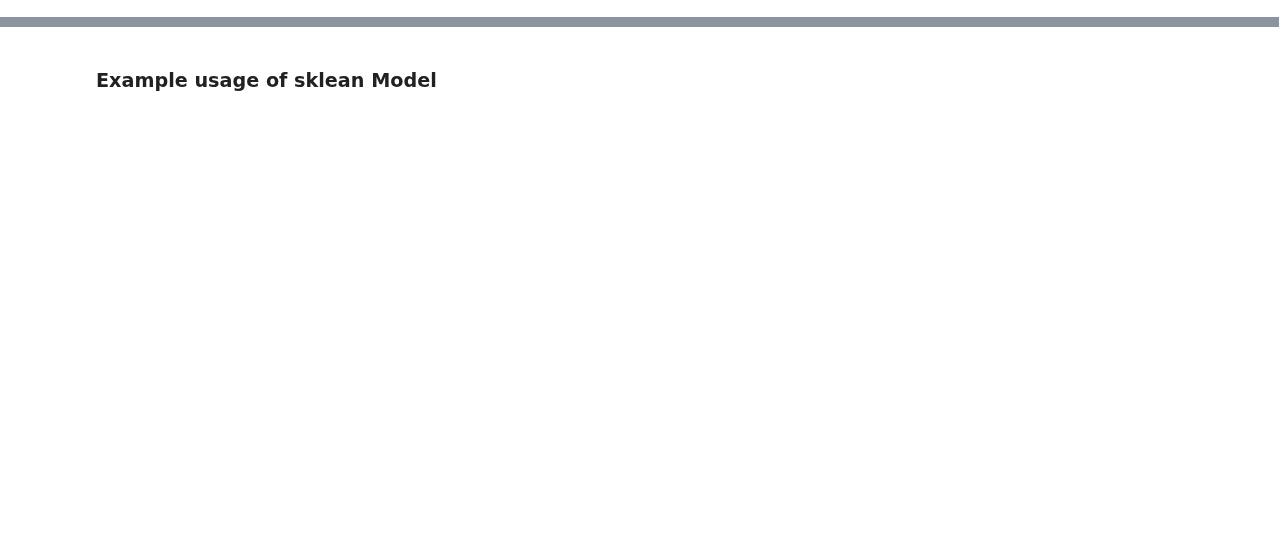
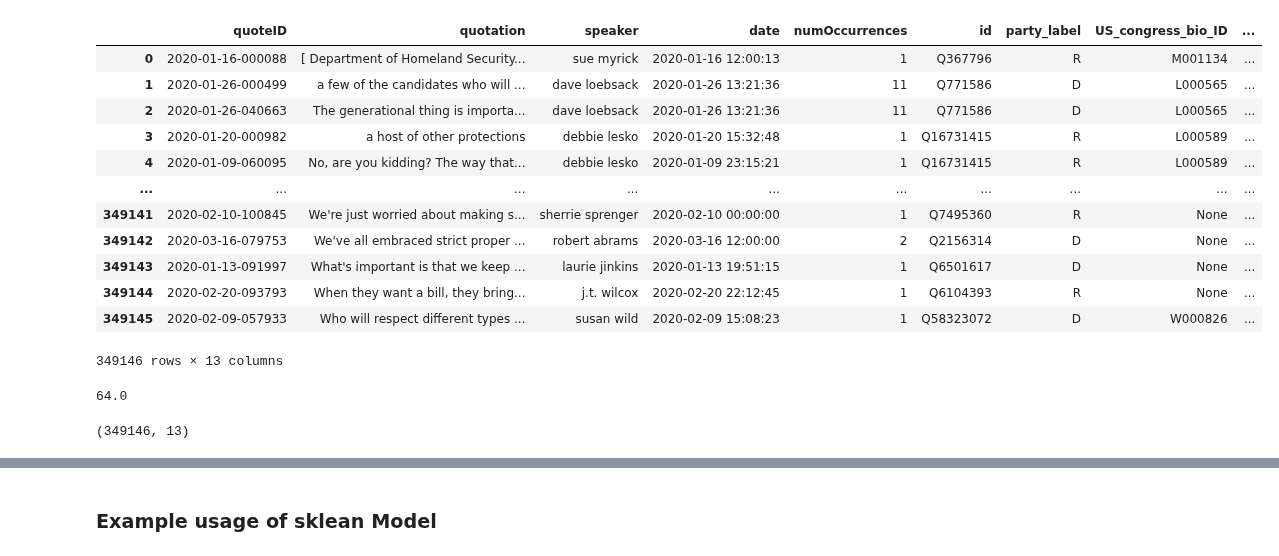
Before and after one commit to epfl-ada/ada-2021-project-mmng, a Jupyter notebook: michael_cleaning_variants.ipynb, the cells around one changed output, grey strips where cells are left out. Saved outputs shown, nothing was run; the diff lists cells and outputs as text; code cells hidden in the pictures; blank space fills up the shorter version.

```diff
--- a/michael_cleaning_variants.ipynb
+++ b/michael_cleaning_variants.ipynb
@@ -39,5 +40,20 @@ pd.set_option('display.max_colwidth', None)
 # %%
 path = fixpath(QUOTES_2020_LABELED_CLEANED_VARIANTS_MINI)
 # path = fixpath(QUOTES_2020_LABELED_CLEANED_VARIANTS)
 
-df = pd.read_json(path, orient='records', lines=True)
+df_raw = pd.read_json(path, orient='records', lines=True)
+df_raw
+# %% [output]
+|  | quoteID | quotation | speaker | date | numOccurrences | id | party_label | US_congress_bio_ID | ... |
+| 0 | 2020-01-16-000088 | [ Department of Homeland Security... | sue myrick | 2020-01-16 12:00:13 | 1 | Q367796 | R | M001134 | ... |
+| 1 | 2020-01-26-000499 | a few of the candidates who will ... | dave loebsack | 2020-01-26 13:21:36 | 11 | Q771586 | D | L000565 | ... |
+| 2 | 2020-01-26-040663 | The generational thing is importa... | dave loebsack | 2020-01-26 13:21:36 | 11 | Q771586 | D | L000565 | ... |
+| 3 | 2020-01-20-000982 | a host of other protections | debbie lesko | 2020-01-20 15:32:48 | 1 | Q16731415 | R | L000589 | ... |
+| 4 | 2020-01-09-060095 | No, are you kidding? The way that... | debbie lesko | 2020-01-09 23:15:21 | 1 | Q16731415 | R | L000589 | ... |
+| ... | ... | ... | ... | ... | ... | ... | ... | ... | ... |
+| 349141 | 2020-02-10-100845 | We're just worried about making s... | sherrie sprenger | 2020-02-10 00:00:00 | 1 | Q7495360 | R | None | ... |
+| 349142 | 2020-03-16-079753 | We've all embraced strict proper ... | robert abrams | 2020-03-16 12:00:00 | 2 | Q2156314 | D | None | ... |
+| 349143 | 2020-01-13-091997 | What's important is that we keep ... | laurie jinkins | 2020-01-13 19:51:15 | 1 | Q6501617 | D | None | ... |
+| 349144 | 2020-02-20-093793 | When they want a bill, they bring... | j.t. wilcox | 2020-02-20 22:12:45 | 1 | Q6104393 | R | None | ... |
+| 349145 | 2020-02-09-057933 | Who will respect different types ... | susan wild | 2020-02-09 15:08:23 | 1 | Q58323072 | D | W000826 | ... |
+349146 rows × 13 columns
@@ -44,3 +62,14 @@ df = pd.read_json(path, orient='records', lines=True)
+# %%
+lengths_of_df = df['quotation_cleanE'].apply(lambda x: len(x))
+lengths_of_df.median()
+# %% [output]
+64.0
+# %%
+# df = df[np.logical_and(lengths_of_df > lengths_of_df.quantile(0.3), lengths_of_df < lengths_of_df.quantile(0.9))]
+f = df[lengths_of_df > lengths_of_df.quantile(0.2)]
+df.shape
+# %% [output]
+(349146, 13)
 # %%
 df['party_label'].value_counts()
 # %% [output]
```
Also changed, not shown: parts of 32 cells of this notebook, 1 other file.
